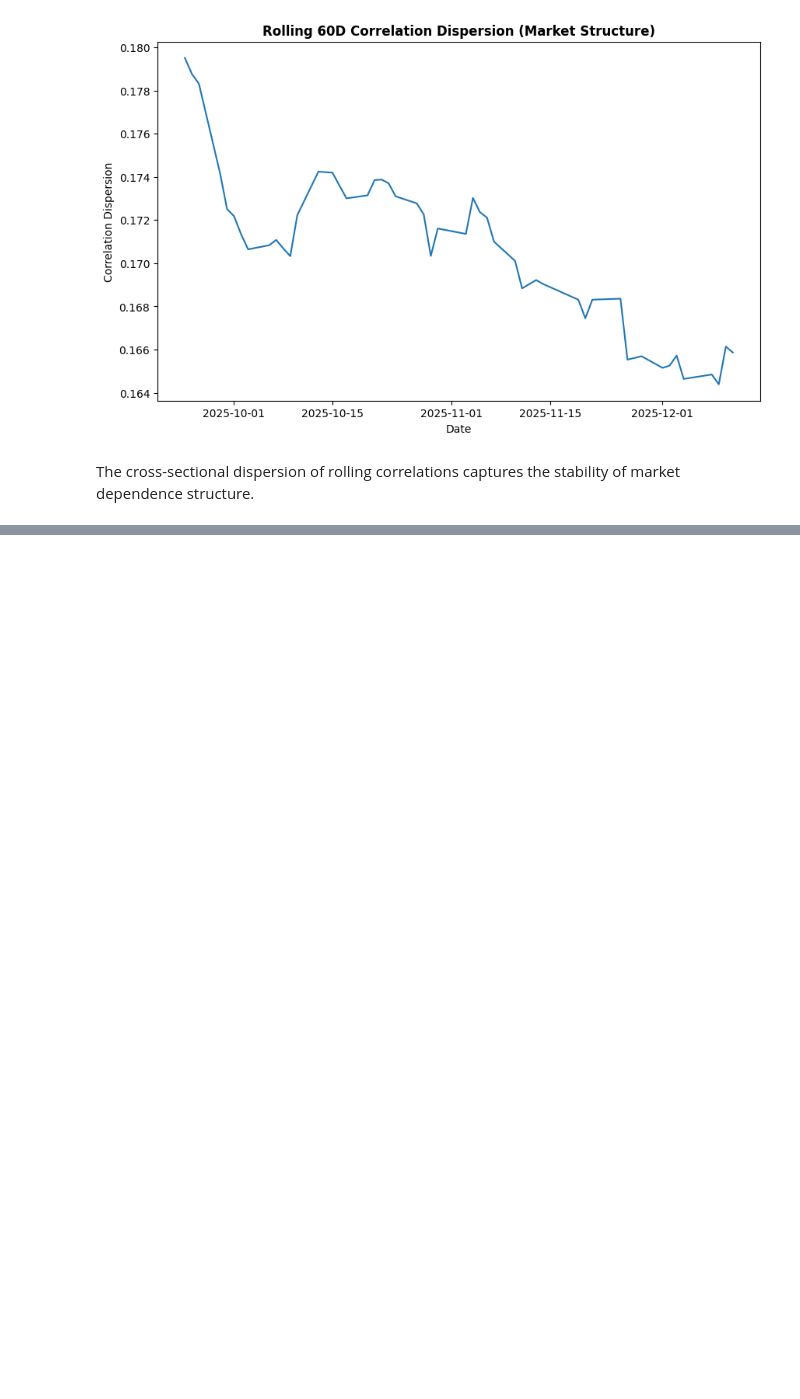
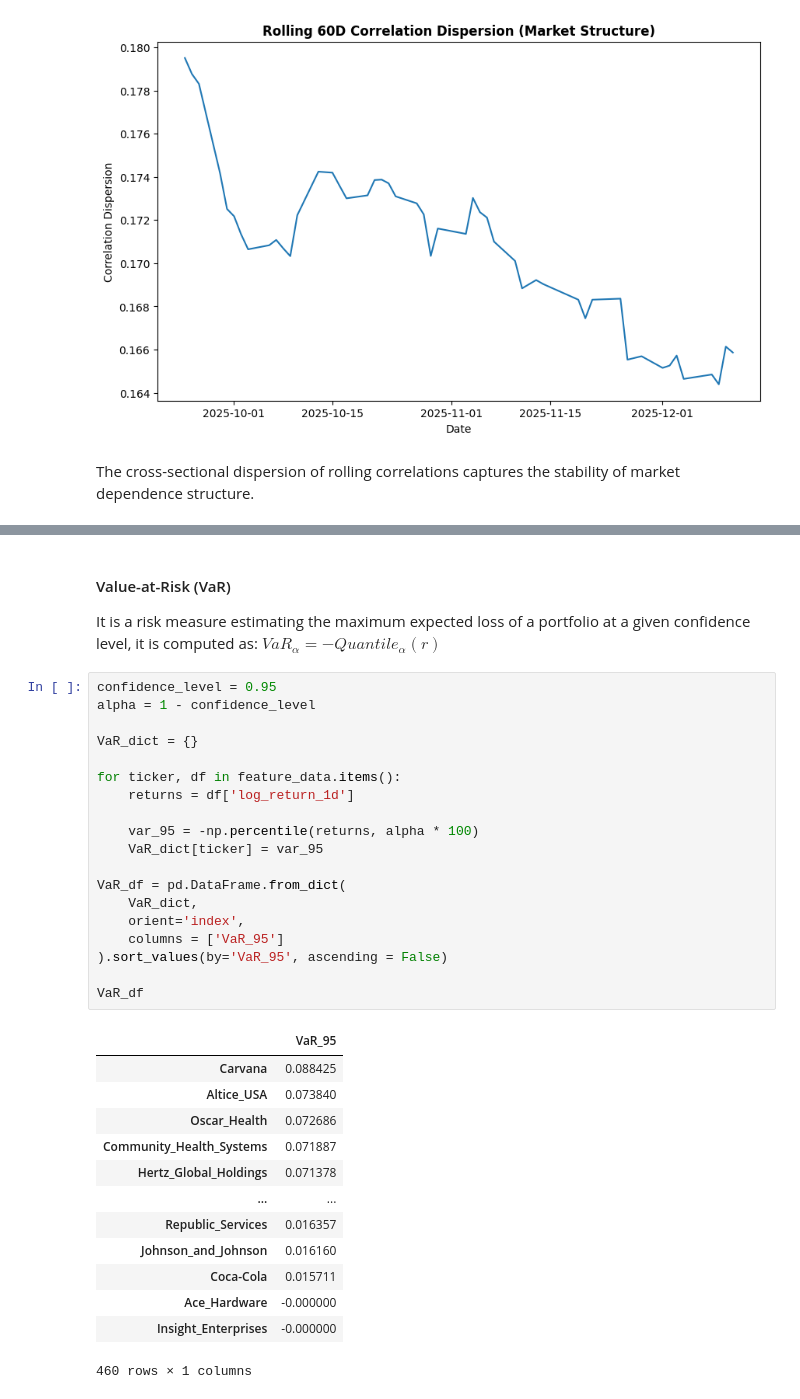
Before and after one commit to gorkemyencak/stock-volatility-time-series-analysis, a Jupyter notebook: main.ipynb, the cells around one changed output, grey strips where cells are left out. Saved outputs shown, nothing was run; the diff lists cells and outputs as text; blank space fills up the shorter version.

```diff
--- a/main.ipynb
+++ b/main.ipynb
@@ -616,0 +659,37 @@ The cross-sectional dispersion of rolling correlations captures the stability of
+# %% [markdown]
+#### Value-at-Risk (VaR)
+
+It is a risk measure estimating the maximum expected loss of a portfolio at a given confidence level, it is computed as: $VaR_{\alpha} = -Quantile_{\alpha}(r)$
+# %%
+confidence_level = 0.95
+alpha = 1 - confidence_level
+
+VaR_dict = {}
+
+for ticker, df in feature_data.items():
+    returns = df['log_return_1d']
+
+    var_95 = -np.percentile(returns, alpha * 100)
+    VaR_dict[ticker] = var_95
+
+VaR_df = pd.DataFrame.from_dict(
+    VaR_dict,
+    orient='index',
+    columns = ['VaR_95']
+).sort_values(by='VaR_95', ascending = False)
+
+VaR_df
+# %% [output]
+|  | VaR_95 |
+| Carvana | 0.088425 |
+| Altice_USA | 0.073840 |
+| Oscar_Health | 0.072686 |
+| Community_Health_Systems | 0.071887 |
+| Hertz_Global_Holdings | 0.071378 |
+| ... | ... |
+| Republic_Services | 0.016357 |
+| Johnson_and_Johnson | 0.016160 |
+| Coca-Cola | 0.015711 |
+| Ace_Hardware | -0.000000 |
+| Insight_Enterprises | -0.000000 |
+460 rows × 1 columns
```
Also changed, not shown: parts of 7 cells of this notebook.
